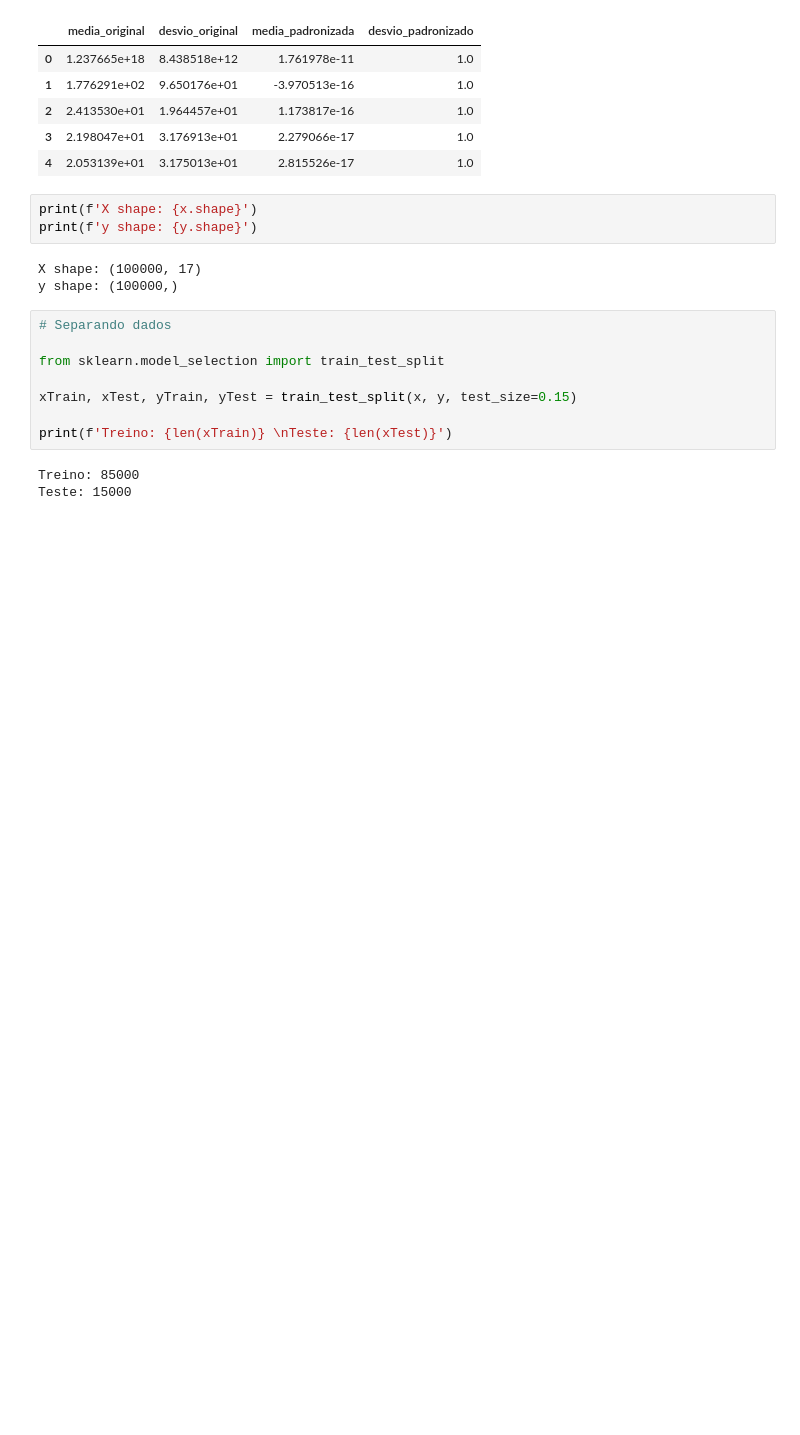
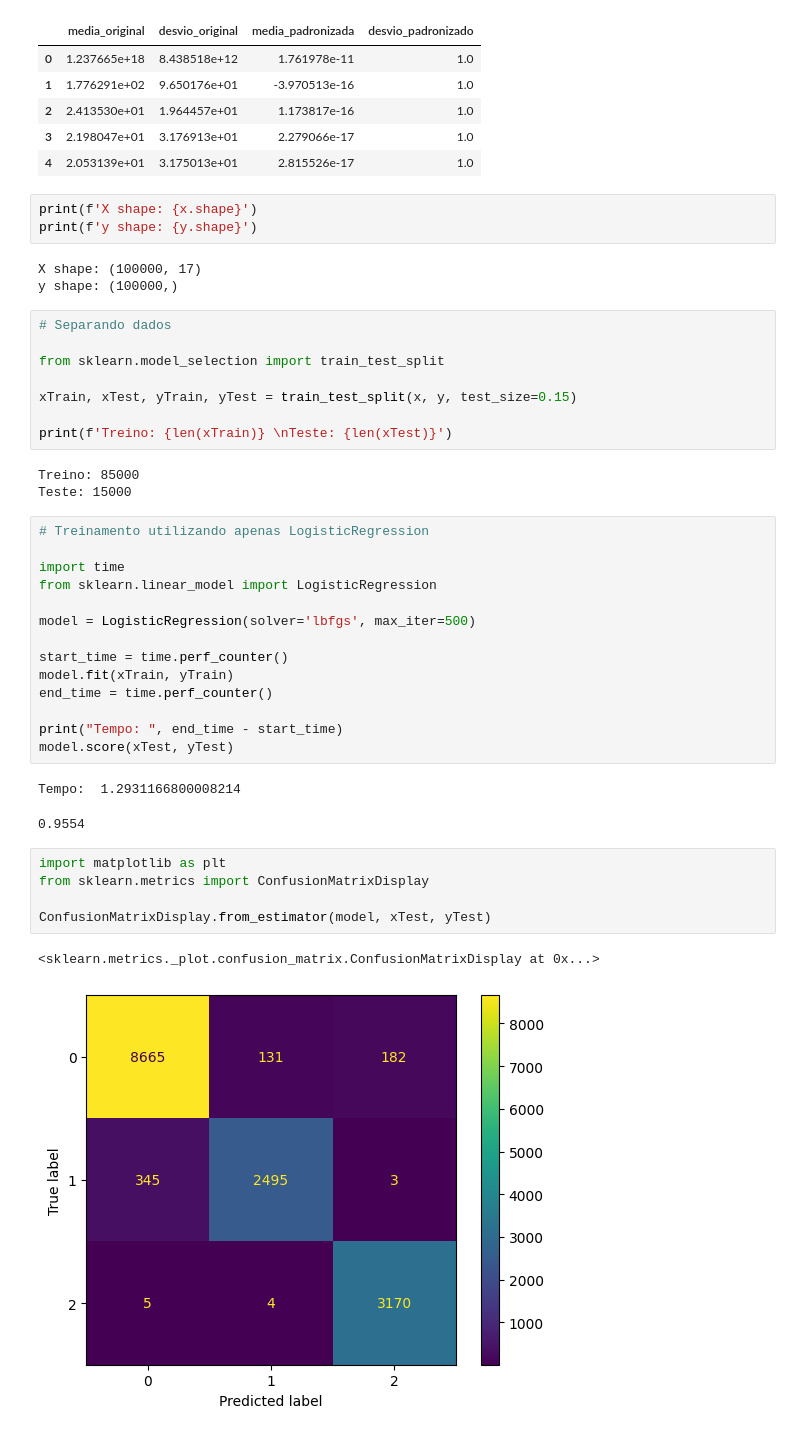
Before and after one commit to duardoliveiras/pca_study_case, a Jupyter notebook: index.ipynb, the cells around one changed output. Saved outputs shown, nothing was run; the diff lists cells and outputs as text; blank space fills up the shorter version.

Commit message:
applying pca and model train

```diff
--- a/index.ipynb
+++ b/index.ipynb
@@ -104,3 +104,28 @@ print(f'Treino: {len(xTrain)} \nTeste: {len(xTest)}')
 # %% [output]
 Treino: 85000
 Teste: 15000
+# %%
+# Treinamento utilizando apenas LogisticRegression
+
+import time
+from sklearn.linear_model import LogisticRegression
+
+model = LogisticRegression(solver='lbfgs', max_iter=500)
+
+start_time = time.perf_counter()
+model.fit(xTrain, yTrain)
+end_time = time.perf_counter()
+
+print("Tempo: ", end_time - start_time)
+model.score(xTest, yTest)
+# %% [output]
+Tempo:  1.2931166800008214
+0.9554
+# %%
+import matplotlib as plt
+from sklearn.metrics import ConfusionMatrixDisplay
+
+ConfusionMatrixDisplay.from_estimator(model, xTest, yTest)
+# %% [output]
+<sklearn.metrics._plot.confusion_matrix.ConfusionMatrixDisplay at 0x...>
+[figure, added]
```
Also changed, not shown: parts of 3 cells of this notebook.
